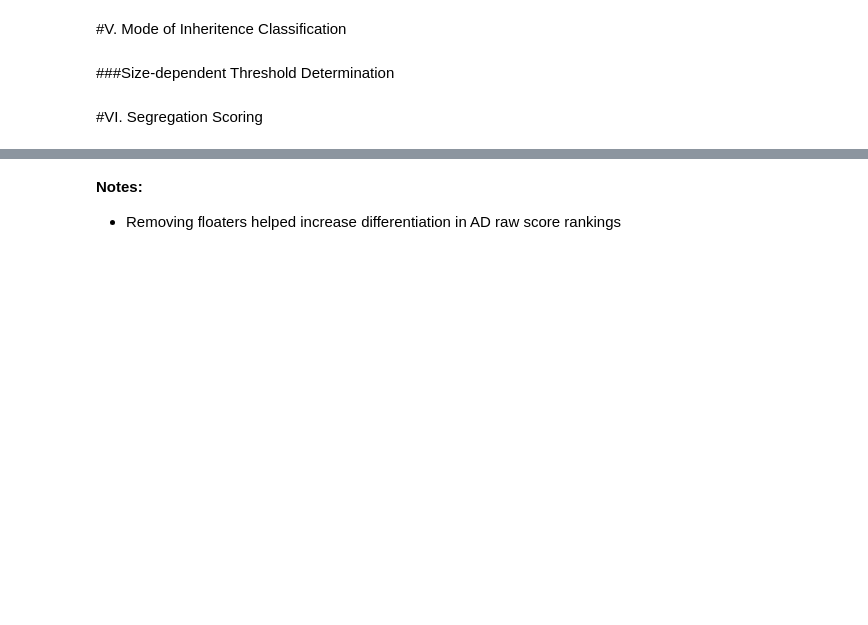
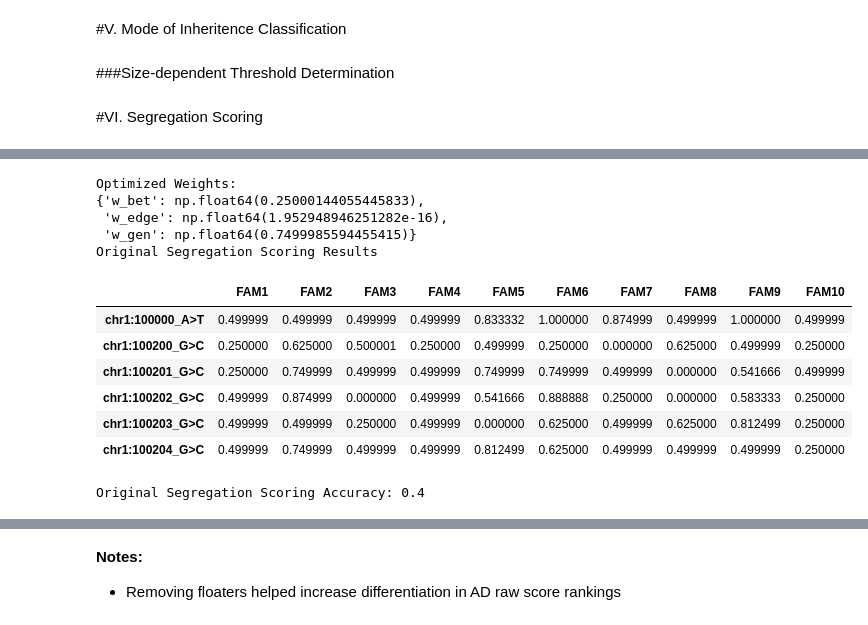
Before and after one commit to taylorngt/PedNet, a Jupyter notebook: SegregationScoring.ipynb, the cells around one changed output, grey strips where cells are left out. Drawn from its saved outputs; the diff is of its cells as text; code cells hidden in the pictures; blank space fills up the shorter version.

```diff
--- a/SegregationScoring.ipynb
+++ b/SegregationScoring.ipynb
@@ -1223,0 +1380,21 @@ AR_Fam_Data = pedigree_group_generator(pedigree_count= 10,
+# %%
+segregation_scoring_wrapper(Multi_Ped_Dict= AR_Fam_Data,
+                            Scoring_Method= 'Original',
+                            weights= 'Optimize',
+                            Verbose= True,
+                            Known_Linked_Var= 'chr1:100000_A>T',
+                            Known_Mode = 'AR')
+# %% [output]
+Optimized Weights:
+{'w_bet': np.float64(0.25000144055445833),
+ 'w_edge': np.float64(1.952948946251282e-16),
+ 'w_gen': np.float64(0.7499985594455415)}
+Original Segregation Scoring Results
+|  | FAM1 | FAM2 | FAM3 | FAM4 | FAM5 | FAM6 | FAM7 | FAM8 | FAM9 | FAM10 |
+| chr1:100000_A>T | 0.499999 | 0.499999 | 0.499999 | 0.499999 | 0.833332 | 1.000000 | 0.874999 | 0.499999 | 1.000000 | 0.499999 |
+| chr1:100200_G>C | 0.250000 | 0.625000 | 0.500001 | 0.250000 | 0.499999 | 0.250000 | 0.000000 | 0.625000 | 0.499999 | 0.250000 |
+| chr1:100201_G>C | 0.250000 | 0.749999 | 0.499999 | 0.499999 | 0.749999 | 0.749999 | 0.499999 | 0.000000 | 0.541666 | 0.499999 |
+| chr1:100202_G>C | 0.499999 | 0.874999 | 0.000000 | 0.499999 | 0.541666 | 0.888888 | 0.250000 | 0.000000 | 0.583333 | 0.250000 |
+| chr1:100203_G>C | 0.499999 | 0.499999 | 0.250000 | 0.499999 | 0.000000 | 0.625000 | 0.499999 | 0.625000 | 0.812499 | 0.250000 |
+| chr1:100204_G>C | 0.499999 | 0.749999 | 0.499999 | 0.499999 | 0.812499 | 0.625000 | 0.499999 | 0.499999 | 0.499999 | 0.250000 |
+Original Segregation Scoring Accuracy: 0.4
```
Also changed, not shown: parts of 38 cells of this notebook.
